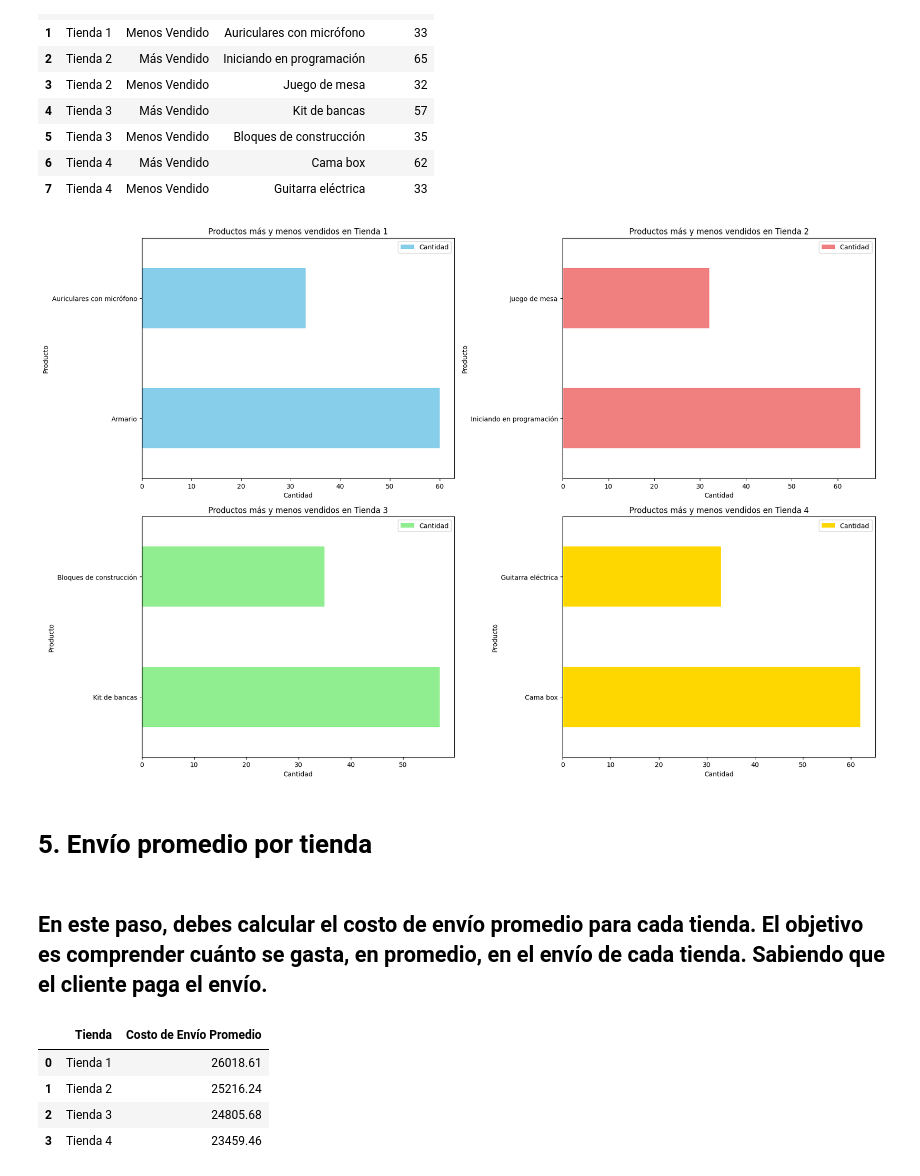
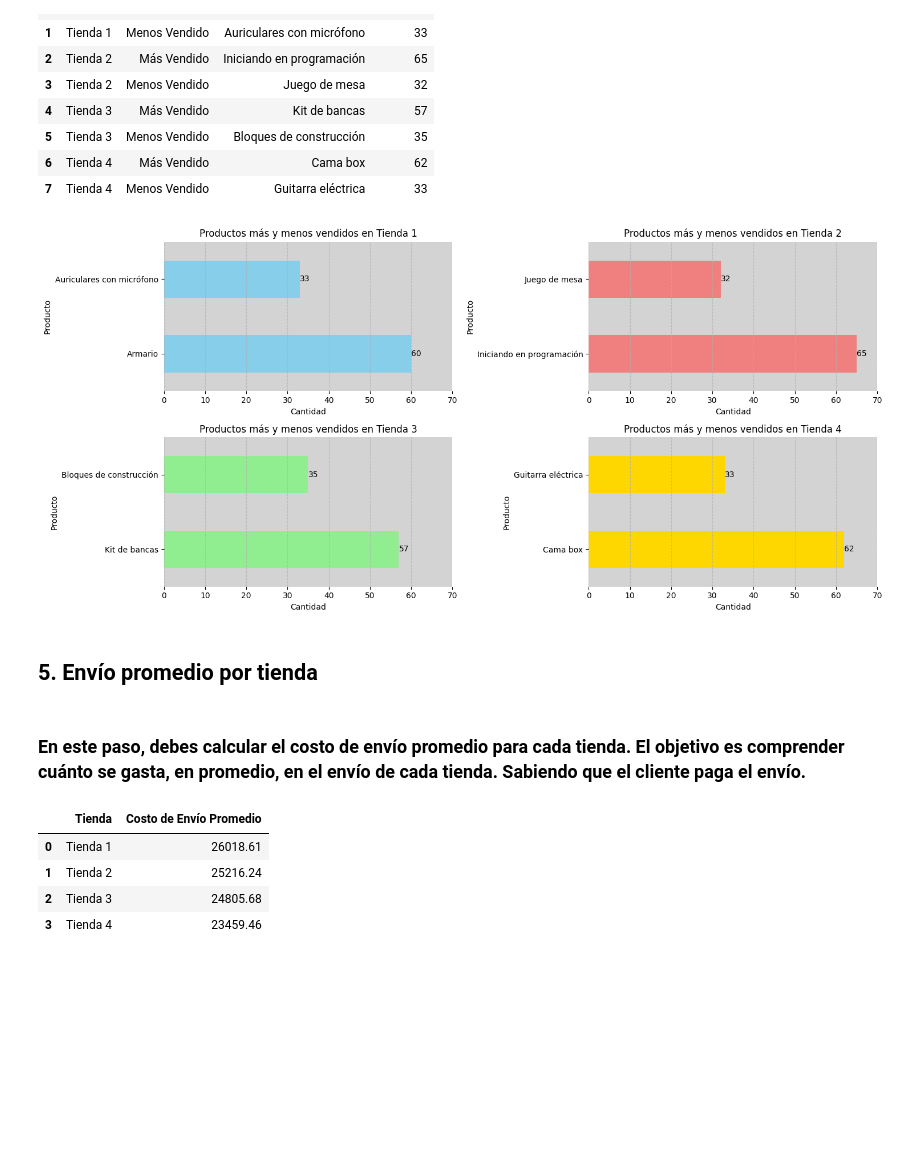
Before and after one commit to retutux-arch/Desaf-o_Alura_Store, a Jupyter notebook: AluraStoreLatam.ipynb, the cells around one changed output. Cells and saved outputs as stored; diff of their text form; code cells hidden in the pictures; blank space fills up the shorter version.

```diff
--- a/AluraStoreLatam.ipynb
+++ b/AluraStoreLatam.ipynb
@@ -175,14 +259,14 @@ df_mas_menos_vendidos
 import pandas as pd
 
 # Lista de DataFrames de las tiendas y sus nombres
-nombres_tienda = {
+nombres_tiendas = {
     'Tienda 1': tienda,
     'Tienda 2': tienda2,
     'Tienda 3': tienda3,
     'Tienda 4': tienda4
 }
 
-def get_most_least_sold_products(df, store_name):
+def producto_mas_menos_vendido(df, nombre_tienda):
     """
     Calcula el producto más y menos vendido para un DataFrame de tienda dado.
     Retorna una lista de diccionarios con la información.
@@ -196,18 +280,20 @@ def get_most_least_sold_products(df, store_name):
     cantidad_menos_vendido = cantidad_por_producto.iloc[-1]
 
     return [
-        {'Tienda': store_name, 'Tipo': 'Más Vendido', 'Producto': producto_mas_vendido, 'Cantidad': cantidad_mas_vendido},
-        {'Tienda': store_name, 'Tipo': 'Menos Vendido', 'Producto': producto_menos_vendido, 'Cantidad': cantidad_menos_vendido}
-    ]
+        {'Tienda': nombre_tienda, 'Tipo': 'Más Vendido',
+        'Producto': producto_mas_vendido, 'Cantidad': cantidad_mas_vendido},
+        {'Tienda': nombre_tienda, 'Tipo': 'Menos Vendido',
+         'Producto': producto_menos_vendido, 'Cantidad': cantidad_menos_vendido}
+            ]
 
 # Recopilar datos de todas las tiendas
 total_productos = []
-for store_name, df_store in nombres_tienda.items():
-    total_productos.extend(get_most_least_sold_products(df_store, store_name))
+for nombre_tienda, df_tienda in nombres_tiendas.items():
+    total_productos.extend(producto_mas_menos_vendido(df_tienda, nombre_tienda))
 
 # Crear el DataFrame consolidado
-df_productos_vendidos_consolidado_conciso = pd.DataFrame(total_productos)
-display(df_productos_vendidos_consolidado_conciso)
+df_productos_vendidos_por_tienda = pd.DataFrame(total_productos)
+display(df_productos_vendidos_por_tienda)
 # %% [output]
 |  | Tienda | Tipo | Producto | Cantidad |
 | 0 | Tienda 1 | Más Vendido | Armario | 60 |
@@ -223,47 +309,61 @@ import pandas as pd
 import matplotlib.pyplot as plt
 
 # Obtener los nombres únicos de las tiendas del DataFrame consolidado
-nombres_tiendas = df_productos_vendidos_consolidado_conciso['Tienda'].unique()
+nombres_tiendas = df_productos_vendidos_por_tienda['Tienda'].unique()
 
-fig, axes = plt.subplots(nrows=2, ncols=2, figsize=(18, 12))
+fig, axes = plt.subplots(nrows=2, ncols=2, figsize=(15, 7))
 axes = axes.flatten() # Aplanar el arreglo de ejes para facilitar la iteración
 
 # Colores para cada tienda (opcional, para mantener consistencia visual)
 colors_by_store = {
     'Tienda 1': 'skyblue',
     'Tienda 2': 'lightcoral',
     'Tienda 3': 'lightgreen',
     'Tienda 4': 'gold'
 }
 
 # Bucle para procesar cada tienda y graficar
-for i, store_name in enumerate(nombres_tiendas):
+for i, nombres_tiendas in enumerate(nombres_tiendas):
     current_ax = axes[i]
 
     # Filtrar el DataFrame consolidado para la tienda actual
-    tienda_para_plot = df_productos_vendidos_consolidado_conciso[df_productos_vendidos_consolidado_conciso['Tienda'] == store_name]
+    tienda_para_plot = df_productos_vendidos_por_tienda[df_productos_vendidos_por_tienda['Tienda'] == nombres_tiendas]
 
     # Crear un DataFrame temporal para el trazado de esta tienda
     # Los nombres de los productos como índice y la Cantidad como columna
     dato_plot = tienda_para_plot.set_index('Producto')[['Cantidad']]
 
     # Trazar el gráfico de barras horizontal
     # Usamos el color específico de la tienda para el producto más vendido y 'firebrick' para el menos vendido
-    dato_plot.plot(kind='barh', ax=current_ax, color=[colors_by_store[store_name], 'firebrick'])
+    dato_plot.plot(kind='barh', ax=current_ax, color=[colors_by_store[nombres_tiendas], 'firebrick'])
 
     # Configurar título y etiquetas
-    current_ax.set_title(f'Productos más y menos vendidos en {store_name}')
+    current_ax.set_title(f'Productos más y menos vendidos en {nombres_tiendas}')
     current_ax.set_xlabel('Cantidad')
     current_ax.set_ylabel('Producto')
+    current_ax.set_xlim(0, 70)
+    current_ax.grid(axis='x', linestyle='--', alpha=0.7)
+    current_ax.set_facecolor('lightgray')
+    current_ax.tick_params(axis='x', colors='black')
+    current_ax.tick_params(axis='y', colors='black')
+    current_ax.spines['top'].set_visible(False)
+    current_ax.spines['right'].set_visible(False)
+    current_ax.spines['bottom'].set_visible(False)
+    current_ax.spines['left'].set_visible(False)
+    current_ax.legend().remove()
+    for p in current_ax.patches:
+        current_ax.annotate(f'{int(p.get_width())}',
+                          (p.get_width(), p.get_y() + p.get_height() / 2),
+                           ha='left', va='center', color='black')
 
 plt.tight_layout()
 plt.show()
 # %% [output]
-[figure, old version]
+[figure, new version]
 # %% [markdown]
-# 5. Envío promedio por tienda
+## 5. Envío promedio por tienda
 # %% [markdown]
-## En este paso, debes calcular el costo de envío promedio para cada tienda. El objetivo es comprender cuánto se gasta, en promedio, en el envío de cada tienda.  Sabiendo que el cliente paga el envío.
+### En este paso, debes calcular el costo de envío promedio para cada tienda. El objetivo es comprender cuánto se gasta, en promedio, en el envío de cada tienda.  Sabiendo que el cliente paga el envío.
 # %%
 import pandas as pd
 
```
Also changed, not shown: parts of 19 cells of this notebook.
